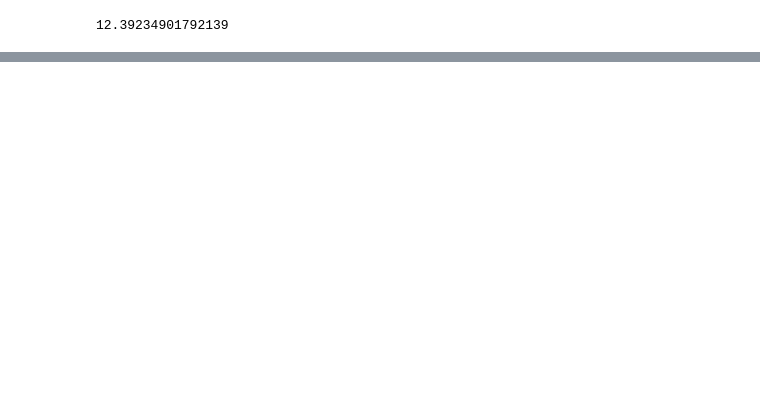
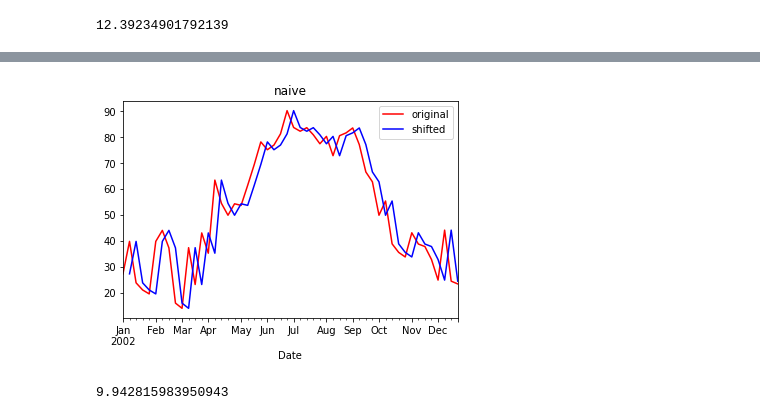
Before and after one commit to jbaumgit/Time-Series-Weather-Forcast-for-Corn-Growth-Degree-Days-in-ND, a Jupyter notebook: EDA_notebook.ipynb, the cells around one changed output, grey strips where cells are left out. Saved outputs shown, nothing was run; the diff lists cells and outputs as text; code cells hidden in the pictures; blank space fills up the shorter version.

Commit message:
train/test split and naive models for min&max temps

```diff
--- a/EDA_notebook.ipynb
+++ b/EDA_notebook.ipynb
@@ -326,3 +325,8 @@ np.sqrt(mean_squared_error(df['orig'][1:], df['shifted_one_period'][1:]))
 np.sqrt(mean_squared_error(df['orig'][2:], df['shifted_two_periods'][2:]))
 # %% [output]
 12.39234901792139
+# %%
+df_max = df_num["MaxTemp"]
+# %%
+cutoff = round(df_max.shape[0]*0.8)
+cutoff
@@ -328,0 +335,10 @@ np.sqrt(mean_squared_error(df['orig'][2:], df['shifted_two_periods'][2:]))
+# %%
+trainM = df_max[:cutoff]
+
+testM = df_max[cutoff:]
+
+fig, ax = plt.subplots(figsize=(12, 8))
+ax.plot(trainM, label='train')
+ax.plot(testM, label='test')
+ax.set_title('Train-Test Split MaxTemp');
+plt.legend();
@@ -328,0 +363,3 @@ np.sqrt(mean_squared_error(df['orig'][2:], df['shifted_two_periods'][2:]))
+# %%
+naiveM = trainM.shift(1)
+naiveM
@@ -328,0 +380,13 @@ np.sqrt(mean_squared_error(df['orig'][2:], df['shifted_two_periods'][2:]))
+# %%
+fig, ax = plt.subplots()
+
+trainM[0:52].plot(ax=ax, c='r', label='original')
+naiveM[0:52].plot(ax=ax, c='b', label='shifted')
+ax.set_title('naive')
+ax.legend();
+# %% [output]
+[figure, added]
+# %%
+np.sqrt(mean_squared_error(trainM[1:], naiveM.dropna()))
+# %% [output]
+9.942815983950943
```
Also changed, not shown: parts of 25 cells of this notebook.
